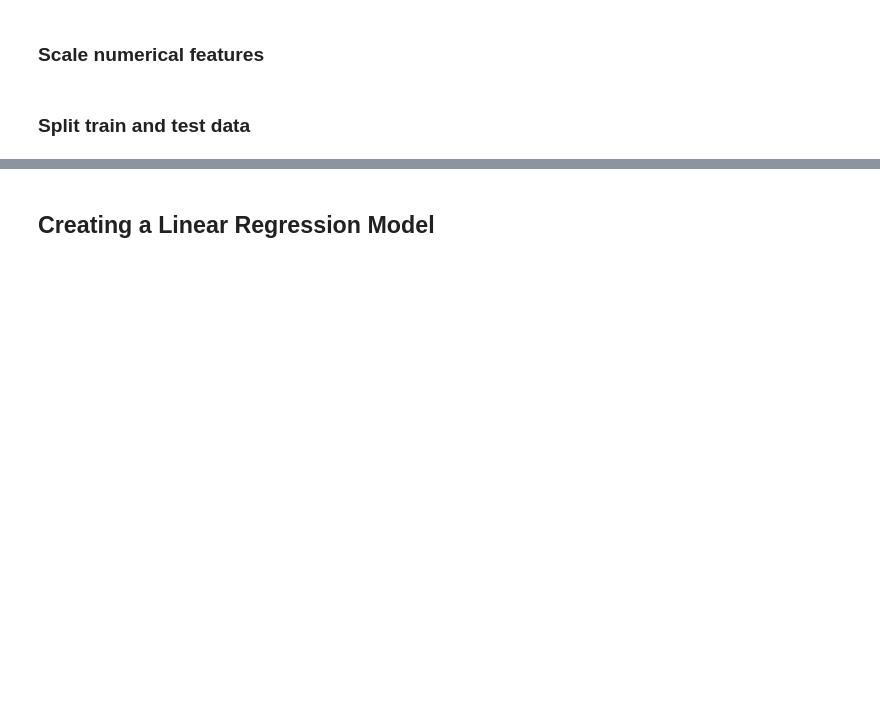
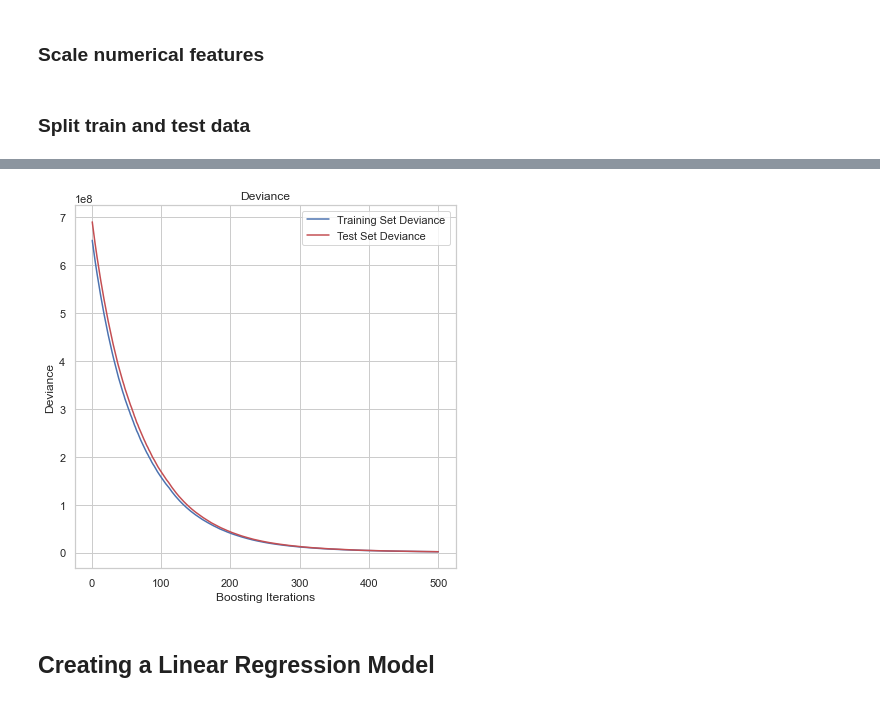
Before and after one commit to HHook/ANZ-virtual-internship, a Jupyter notebook: ANZ virtual internship Model.ipynb, the cells around one changed output, grey strips where cells are left out. Drawn from its saved outputs; the diff is of its cells as text; code cells hidden in the pictures; blank space fills up the shorter version.

```diff
--- a/ANZ virtual internship Model.ipynb
+++ b/ANZ virtual internship Model.ipynb
@@ -98,3 +182,18 @@ X_train, X_test, y_train, y_test = train_test_split(X, y, test_size=0.3, random_
+# %%
+fig = plt.figure(figsize=(6, 6))
+plt.subplot(1, 1, 1)
+plt.title('Deviance')
+plt.plot(np.arange(params['n_estimators']) + 1, model.train_score_, 'b-',
+         label='Training Set Deviance')
+plt.plot(np.arange(params['n_estimators']) + 1, test_score, 'r-',
+         label='Test Set Deviance')
+plt.legend(loc='upper right')
+plt.xlabel('Boosting Iterations')
+plt.ylabel('Deviance')
+fig.tight_layout()
+plt.show()
+# %% [output]
+[figure, added]
 # %% [markdown]
 ## Creating a  Linear Regression Model
 # %%
```
Also changed, not shown: parts of 75 cells of this notebook, 1 other file.
